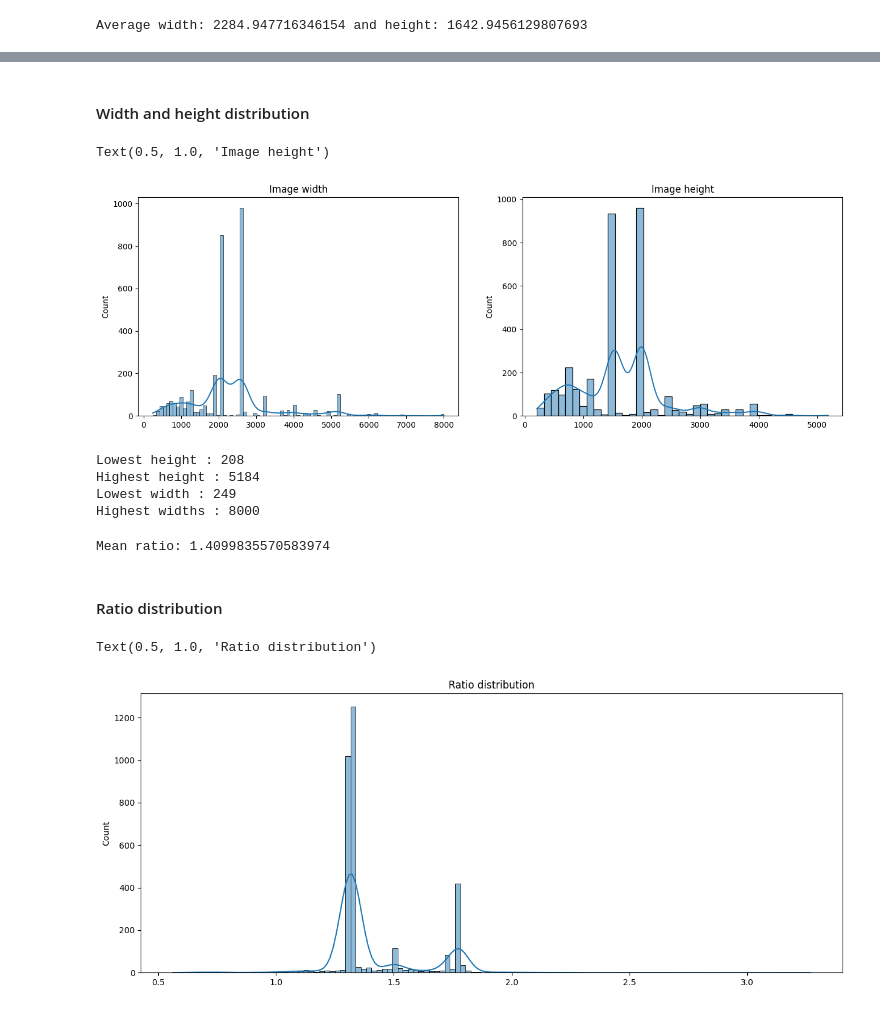
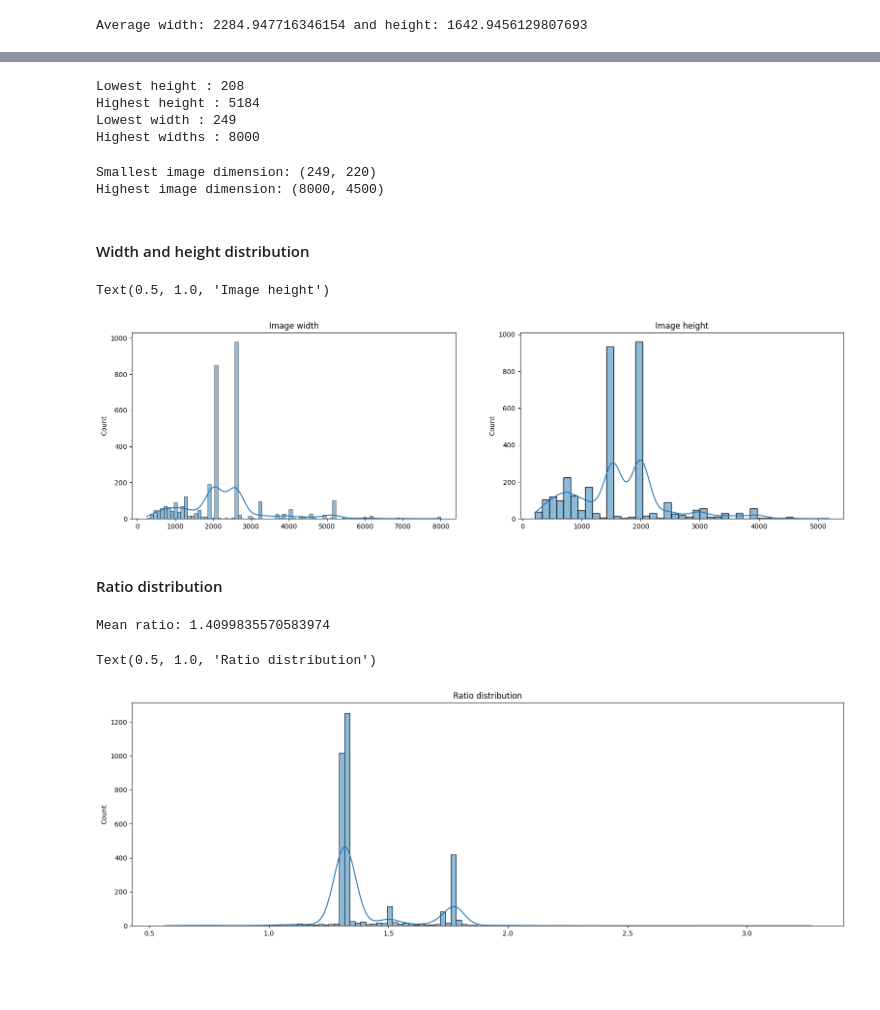
Before and after one commit to oliviergimenez/lynx-id, a Jupyter notebook: EDA/EDA.ipynb, the cells around one changed output, grey strips where cells are left out. Cells and saved outputs as stored; diff of their text form; code cells hidden in the pictures; blank space fills up the shorter version.

```diff
--- a/EDA/EDA.ipynb
+++ b/EDA/EDA.ipynb
@@ -147,42 +171,52 @@ Average width: 2284.947716346154 and height: 1642.9456129807693
+# %%
+print(f"Lowest height : {min(heights)}")
+print(f"Highest height : {max(heights)}")
+
+print(f"Lowest width : {min(widths)}")
+print(f"Highest widths : {max(widths)}")
+# %% [output]
+Lowest height : 208
+Highest height : 5184
+Lowest width : 249
+Highest widths : 8000
+# %%
+dimensions = list(zip(widths, heights))
+smallest_dimension = min(dimensions, key=lambda x: x[0] + x[1])
+print(f"Smallest image dimension: {smallest_dimension}")
+
+highest_dimension = max(dimensions, key=lambda x: x[0] + x[1])
+print(f"Highest image dimension: {highest_dimension}")
+# %% [output]
+Smallest image dimension: (249, 220)
+Highest image dimension: (8000, 4500)
 # %% [markdown]
 #### Width and height distribution
 # %%
 import seaborn as sns
 
-fig, axes = plt.subplots(1, 2, figsize=(16, 5))
+fig, axes = plt.subplots(1, 2, figsize=(19, 5))
 
 sns.histplot(widths, kde=True, ax=axes[0])
 axes[0].set_title("Image width")
 sns.histplot(heights, kde=True, ax=axes[1])
 axes[1].set_title("Image height")
 # %% [output]
 Text(0.5, 1.0, 'Image height')
-[figure, old version]
+[figure, new version]
-# %%
-print(f"Lowest height : {min(heights)}")
-print(f"Highest height : {max(heights)}")
-
-print(f"Lowest width : {min(widths)}")
-print(f"Highest widths : {max(widths)}")
-# %% [output]
-Lowest height : 208
-Highest height : 5184
-Lowest width : 249
-Highest widths : 8000
-# %%
-ratios = []
-for height, width in zip(heights, widths):
-    ratios.append(width/height)
-
-print(f"Mean ratio: {np.mean(ratios)}")
-# %% [output]
-Mean ratio: 1.4099835570583974
 # %% [markdown]
 #### Ratio distribution
+# %%
+ratios = []
+for height, width in zip(heights, widths):
+    ratios.append(width/height)
+
+print(f"Mean ratio: {np.mean(ratios)}")
+# %% [output]
+Mean ratio: 1.4099835570583974
 # %%
-plt.figure(figsize=(15, 6))
+plt.figure(figsize=(19, 6))
 sns.histplot(ratios, kde=True)
 plt.title("Ratio distribution")
 # %% [output]
 Text(0.5, 1.0, 'Ratio distribution')
-[figure, old version]
+[figure, new version]
```
Also changed, not shown: parts of 8 cells of this notebook.
